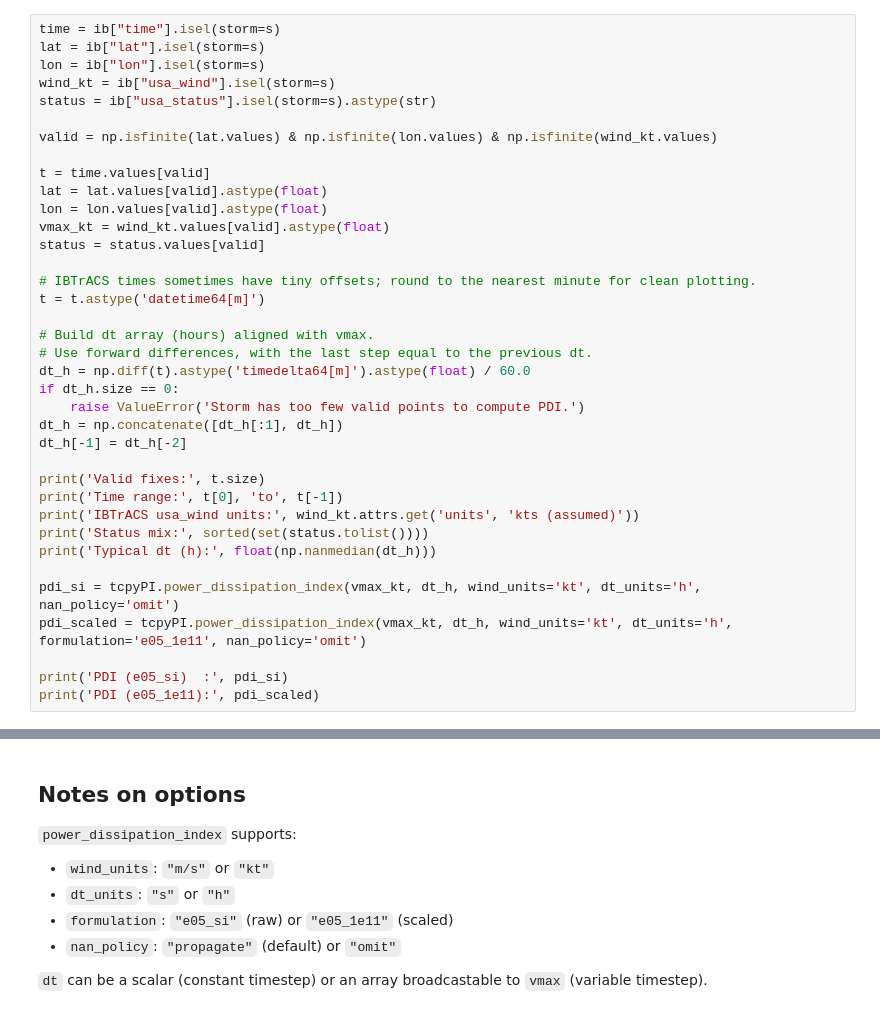
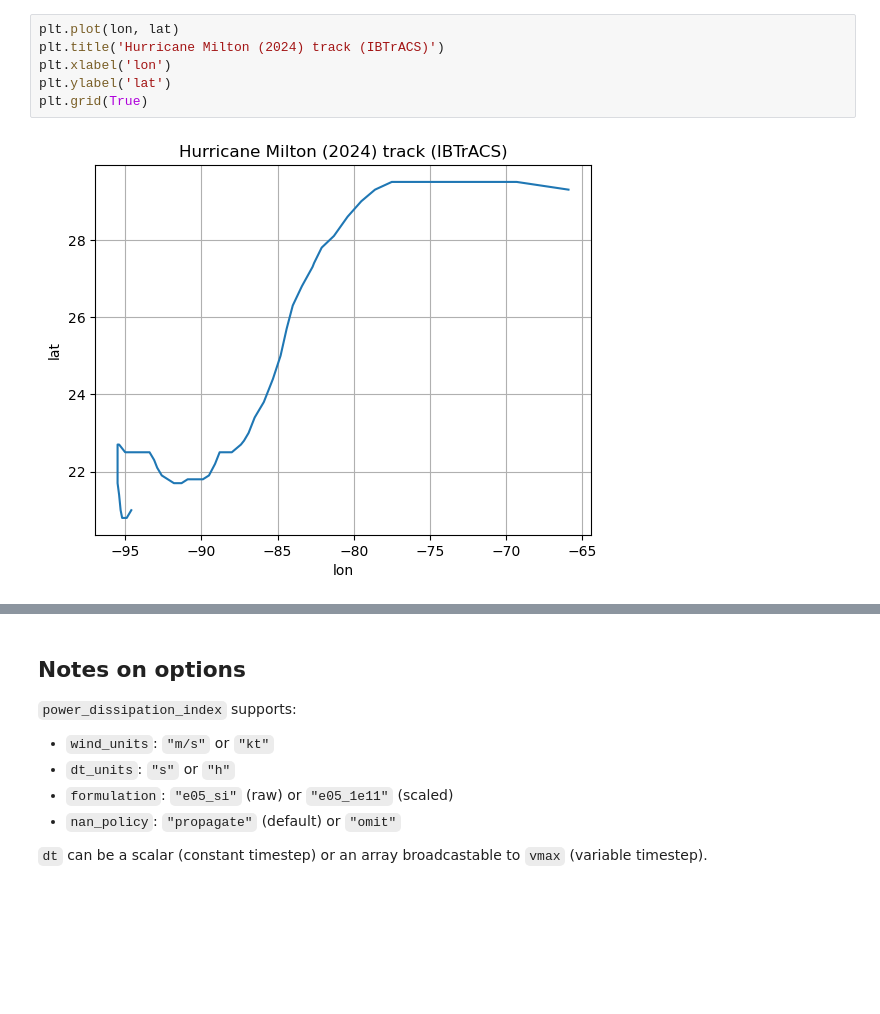
Before and after one commit to dgilford/tcpyPI, a Jupyter notebook: notebooks/power_dissipation_index_demo.ipynb, the cells around one changed output, grey strips where cells are left out. Saved outputs shown, nothing was run; the diff lists cells and outputs as text; blank space fills up the shorter version.

```diff
--- a/notebooks/power_dissipation_index_demo.ipynb
+++ b/notebooks/power_dissipation_index_demo.ipynb
@@ -78,38 +73,9 @@ where $\Delta t_i$ is inferred from time differences.
-# %%
-time = ib["time"].isel(storm=s)
-lat = ib["lat"].isel(storm=s)
-lon = ib["lon"].isel(storm=s)
-wind_kt = ib["usa_wind"].isel(storm=s)
-status = ib["usa_status"].isel(storm=s).astype(str)
-
-valid = np.isfinite(lat.values) & np.isfinite(lon.values) & np.isfinite(wind_kt.values)
-
-t = time.values[valid]
-lat = lat.values[valid].astype(float)
-lon = lon.values[valid].astype(float)
-vmax_kt = wind_kt.values[valid].astype(float)
-status = status.values[valid]
-
-# IBTrACS times sometimes have tiny offsets; round to the nearest minute for clean plotting.
-t = t.astype('datetime64[m]')
-
-# Build dt array (hours) aligned with vmax.
-# Use forward differences, with the last step equal to the previous dt.
-dt_h = np.diff(t).astype('timedelta64[m]').astype(float) / 60.0
-if dt_h.size == 0:
-    raise ValueError('Storm has too few valid points to compute PDI.')
-dt_h = np.concatenate([dt_h[:1], dt_h])
-dt_h[-1] = dt_h[-2]
-
-print('Valid fixes:', t.size)
-print('Time range:', t[0], 'to', t[-1])
-print('IBTrACS usa_wind units:', wind_kt.attrs.get('units', 'kts (assumed)'))
-print('Status mix:', sorted(set(status.tolist())))
-print('Typical dt (h):', float(np.nanmedian(dt_h)))
-
-pdi_si = tcpyPI.power_dissipation_index(vmax_kt, dt_h, wind_units='kt', dt_units='h', nan_policy='omit')
-pdi_scaled = tcpyPI.power_dissipation_index(vmax_kt, dt_h, wind_units='kt', dt_units='h', formulation='e05_1e11', nan_policy='omit')
-
-print('PDI (e05_si)  :', pdi_si)
-print('PDI (e05_1e11):', pdi_scaled)
+# %%
+plt.plot(lon, lat)
+plt.title('Hurricane Milton (2024) track (IBTrACS)')
+plt.xlabel('lon')
+plt.ylabel('lat')
+plt.grid(True)
+# %% [output]
+[figure, added]
 # %%
```
Also changed, not shown: parts of 10 cells of this notebook, 10 other files.
